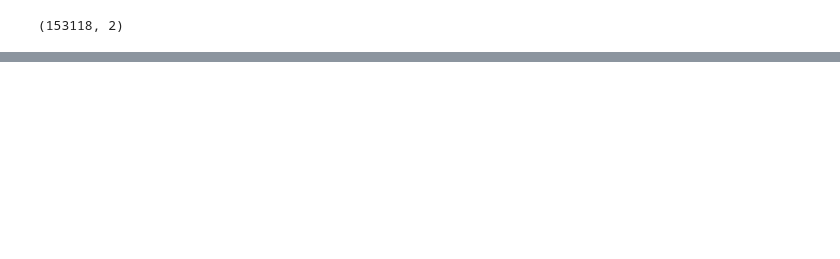
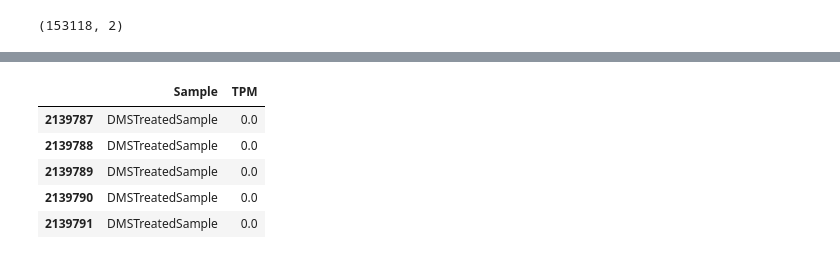
Before and after one commit to JayKu4418/Rapunzel-ExonIntronBoundaryStructures_Scripts, a Jupyter notebook: FeatureCounts_CompareExonIntronBoundaries_MadrasinHiSeqOctober2018.ipynb, the cells around one changed output, grey strips where cells are left out. Cells and saved outputs as stored; diff of their text form; code cells hidden in the pictures; blank space fills up the shorter version.

```diff
--- a/FeatureCounts_CompareExonIntronBoundaries_MadrasinHiSeqOctober2018.ipynb
+++ b/FeatureCounts_CompareExonIntronBoundaries_MadrasinHiSeqOctober2018.ipynb
@@ -149,0 +193,9 @@ feature_readCounts_transcriptome
+# %%
+feature_readCounts_transcriptome_sortedByTPMs_melted.tail()
+# %% [output]
+|  | Sample | TPM |
+| 2139787 | DMSTreatedSample | 0.0 |
+| 2139788 | DMSTreatedSample | 0.0 |
+| 2139789 | DMSTreatedSample | 0.0 |
+| 2139790 | DMSTreatedSample | 0.0 |
+| 2139791 | DMSTreatedSample | 0.0 |
```
Also changed, not shown: parts of 15 cells of this notebook, 3 other files.
